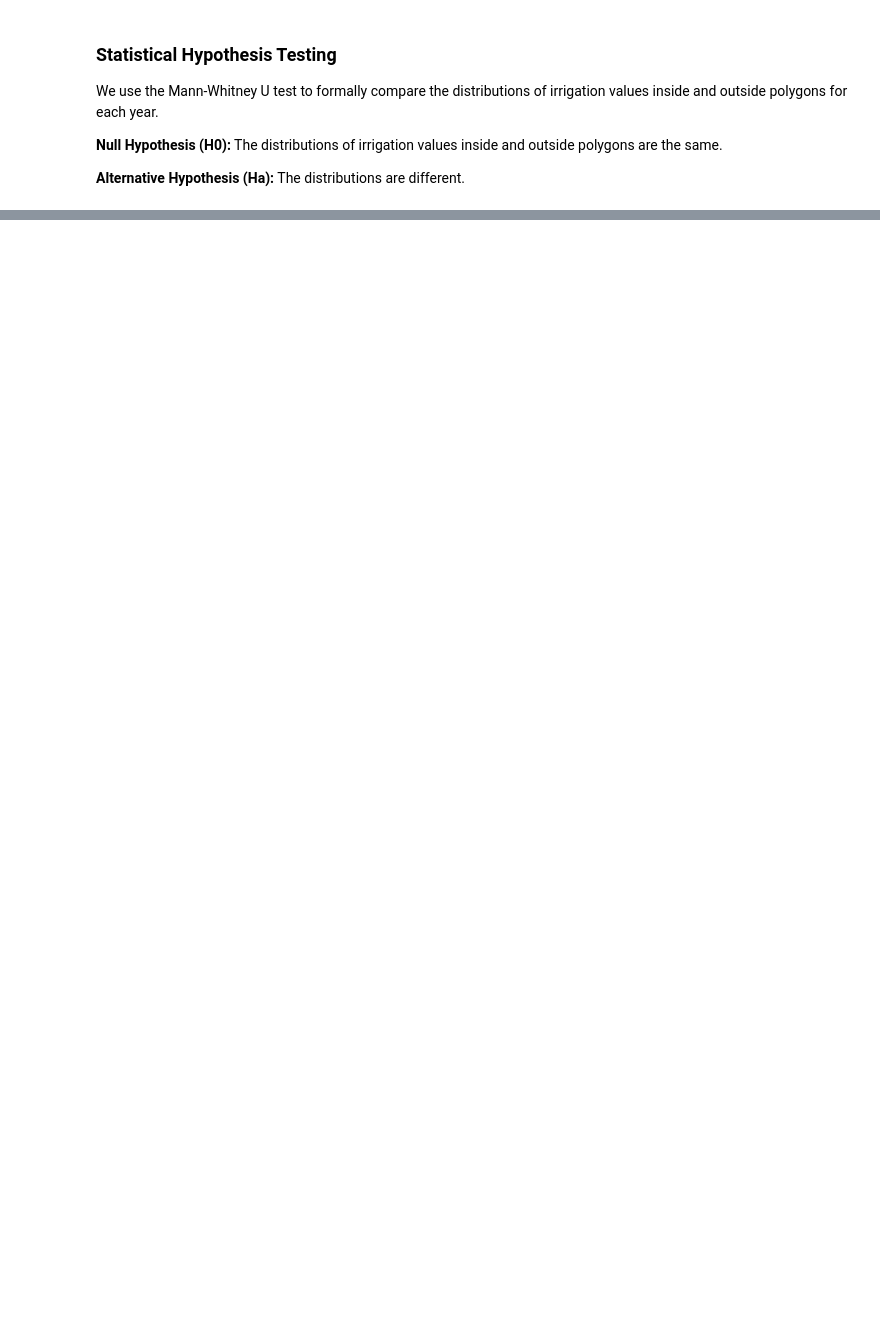
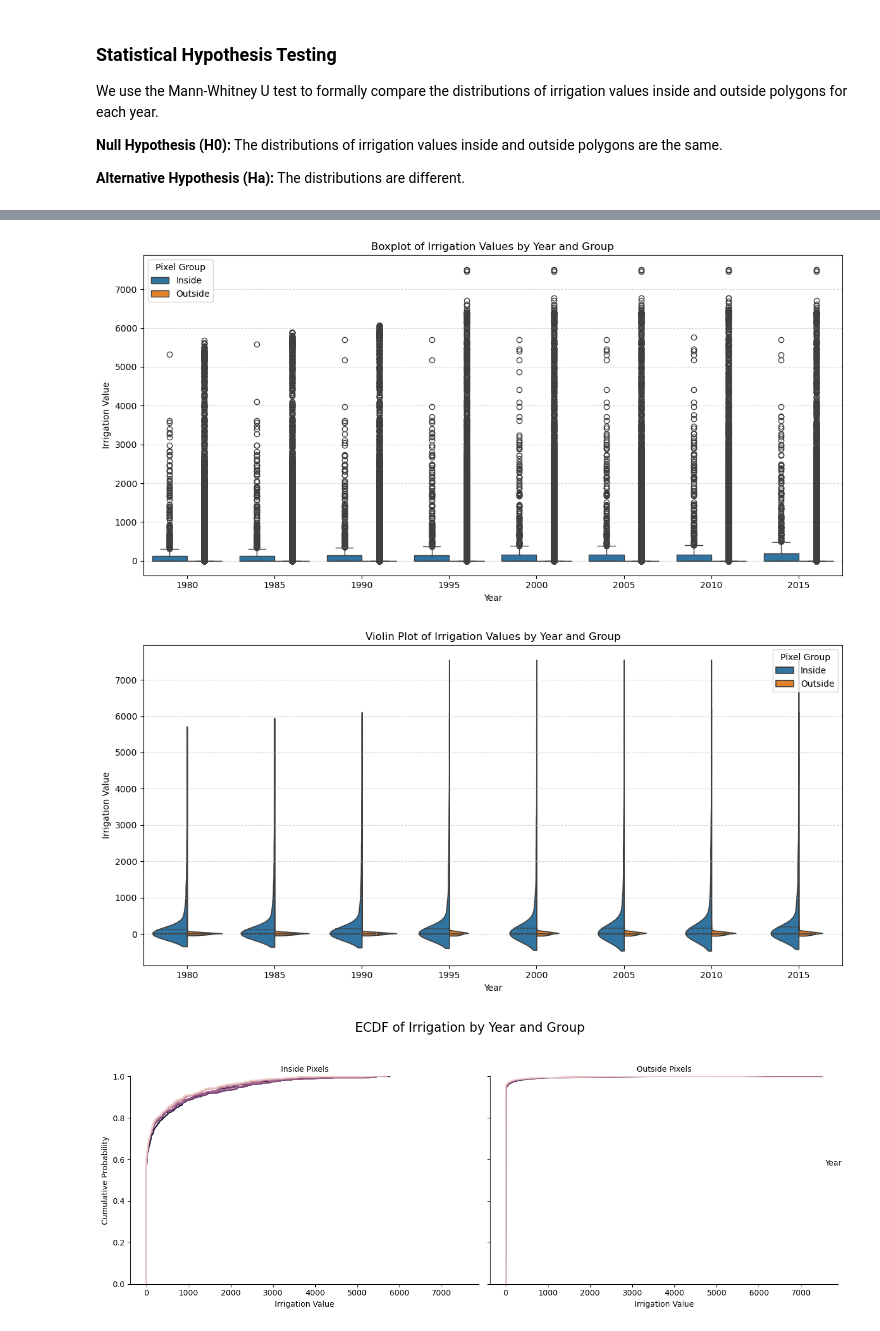
Before and after one commit to rellimylime/Africa_Irrigation, a Jupyter notebook: Code/2_Dam_Analysis/8_Descriptive_Statistics.ipynb, the cells around one changed output, grey strips where cells are left out. Saved outputs shown, nothing was run; the diff lists cells and outputs as text; code cells hidden in the pictures; blank space fills up the shorter version.

Commit message:
Added some visualization and finished desc stats

```diff
--- a/Code/2_Dam_Analysis/8_Descriptive_Statistics.ipynb
+++ b/Code/2_Dam_Analysis/8_Descriptive_Statistics.ipynb
@@ -33,6 +33,7 @@ warnings.filterwarnings('ignore')
 project_root = os.path.abspath(os.path.join(os.getcwd(), '..', '..'))
 if project_root not in sys.path:
     sys.path.insert(0, project_root)
+
 from Code.utils.utility import load_config, resolve_path, ssa_iso, africa_iso_countries, africa_iso_countries_filtered
 from Code.utils.spatial_utility import load_raster_and_reproject, optimized_clip
 import rasterio
@@ -43,12 +44,11 @@ config = load_config()
 # Load the four CSV files using resolve_path and config (for consistency with project I/O)
 # Load irrigation data for years 1980, 1985, 1990, 1995, 2000, 2015 from .tiff files
 
-years = [2000]
+years = [1980, 1985, 1990, 1995, 2000, 2005, 2010, 2015]
 irrigation_arrays = {}
 for year in years:
     key = f'Irrigation_Arid_SSA_{year}_tif_path'
     path = resolve_path(config[key])
     with rasterio.open(path) as src:
         irrigation_arrays[year] = src.read(1)  # Read first band as numpy array
-    print(f'Data for year {year} loaded from {path}, sample rows: {irrigation_arrays[year][:3]}')
 # %% [output]
@@ -159,16 +186,0 @@ Filter for nonzero irrigation pixels
-# %%
-irrigation_valid = {}
-irrigation_nz = {}
-irrigation_zero = {}
-
-for year in years:
-    arr = irrigation_arrays[year]
-    valid = arr[arr != -9]
-    irrigation_valid[year] = valid
-    print(f'Valid (non -9) irrigation values for {year}: {len(valid)}')
-    nz = valid[valid != 0]
-    irrigation_nz[year] = nz
-    print(f'Non-zero irrigation values for {year}: {len(nz)}')
-    zero = valid[valid == 0]
-    irrigation_zero[year] = zero
-    print(f'Zero irrigation values for {year}: {len(zero)}')
@@ -366,0 +391,58 @@ Conclusion: No significant difference
+# %%
+# Build a long-form DataFrame containing all irrigation pixel values, grouped by year and location (Inside/Outside)
+records = []
+for year in years:
+    for val in inside_pixels_dict[year]:
+        if not np.isnan(val):
+            records.append({'Year': year, 'Group': 'Inside', 'Irrigation': val})
+    for val in outside_pixels_dict[year]:
+        if not np.isnan(val):
+            records.append({'Year': year, 'Group': 'Outside', 'Irrigation': val})
+
+df_all = pd.DataFrame(records)
+
+# Boxplot: Compare irrigation distributions by year and group
+plt.figure(figsize=(12, 6))
+sns.boxplot(data=df_all, x='Year', y='Irrigation', hue='Group')
+plt.title("Boxplot of Irrigation Values by Year and Group")
+plt.ylabel("Irrigation Value")
+plt.grid(True, axis='y', linestyle='--', alpha=0.5)
+plt.legend(title="Pixel Group")
+plt.tight_layout()
+plt.show()
+
+# Violin plot: Show distribution shape and quartiles
+plt.figure(figsize=(12, 6))
+sns.violinplot(data=df_all, x='Year', y='Irrigation', hue='Group', split=True, inner="quart")
+plt.title("Violin Plot of Irrigation Values by Year and Group")
+plt.ylabel("Irrigation Value")
+plt.grid(True, axis='y', linestyle='--', alpha=0.5)
+plt.legend(title="Pixel Group")
+plt.tight_layout()
+plt.show()
+
+# ECDF: Cumulative distribution comparison for each group and year
+g = sns.FacetGrid(df_all, col="Group", height=5, aspect=1.3, sharey=True)
+g.map_dataframe(sns.ecdfplot, x="Irrigation", hue="Year")
+g.set_axis_labels("Irrigation Value", "Cumulative Probability")
+g.add_legend(title="Year")
+g.set_titles("{col_name} Pixels")
+plt.suptitle("ECDF of Irrigation by Year and Group", y=1.05, fontsize=16)
+plt.tight_layout()
+plt.show()
+
+# Summarize total irrigation by group and year, and plot as stacked bar chart
+summary_by_group = df_all.groupby(['Year', 'Group'])['Irrigation'].sum().reset_index()
+pivoted = summary_by_group.pivot(index='Year', columns='Group', values='Irrigation')
+pivoted['Total'] = pivoted['Inside'] + pivoted['Outside']
+pivoted['% Inside'] = pivoted['Inside'] / pivoted['Total']
+
+pivoted[['Inside', 'Outside']].plot(kind='bar', stacked=True, figsize=(10, 5))
+plt.title("Total Irrigation Volume by Group per Year")
+plt.ylabel("Total Irrigation Area (ha)")
+plt.tight_layout()
+plt.show()
+# %% [output]
+[figure, added]
+[figure, added]
+[figure, added]
```
Also changed, not shown: parts of 13 cells of this notebook.
